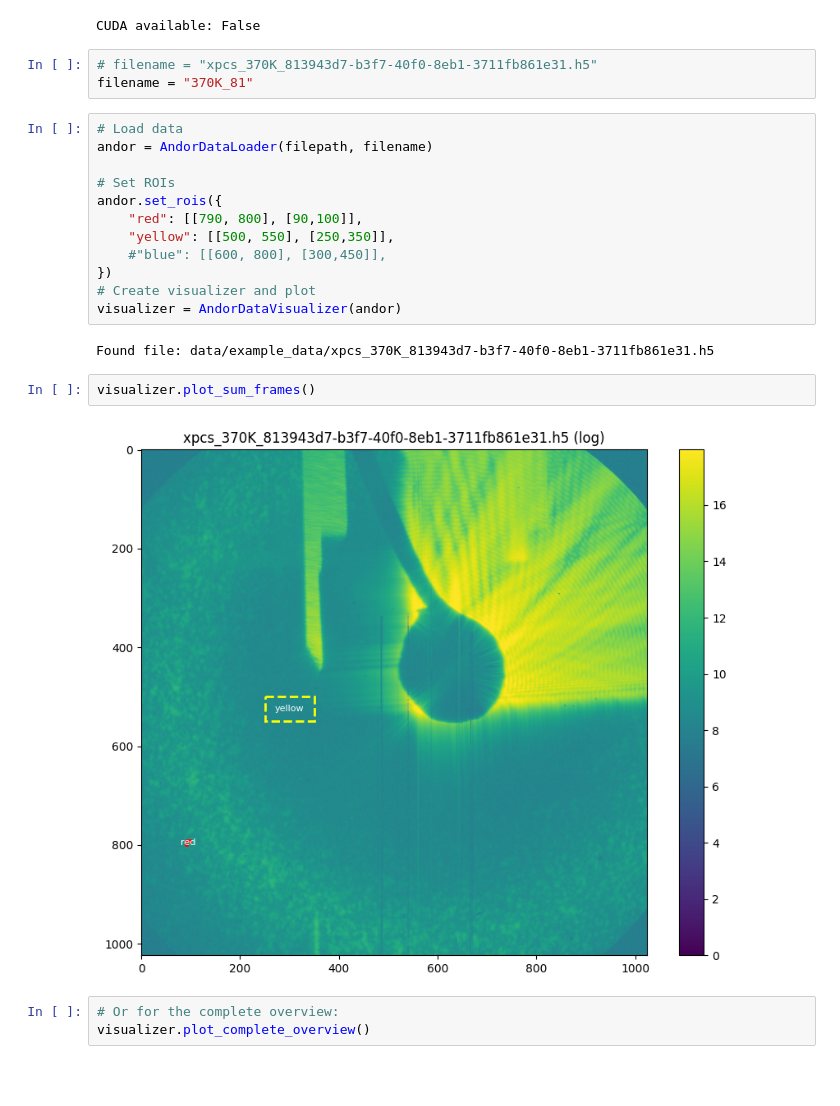
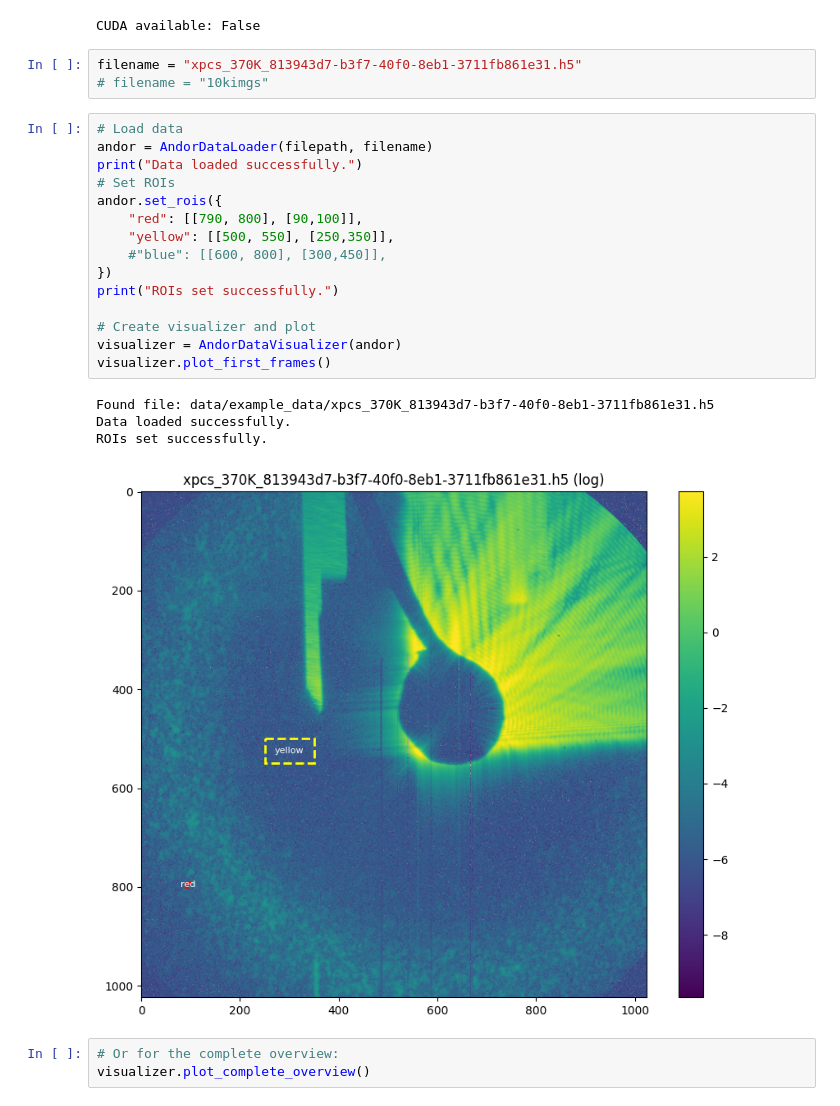
Before and after one commit to gnzng/bl7011_workflow_nersc, a Jupyter notebook: bl7011_workflow.ipynb, the cells around one changed output. Drawn from its saved outputs; the diff is of its cells as text; blank space fills up the shorter version.

```diff
--- a/bl7011_workflow.ipynb
+++ b/bl7011_workflow.ipynb
@@ -15,26 +15,28 @@ filepath = "data/example_data/"
 # %% [output]
 CUDA available: False
 # %%
-# filename = "xpcs_370K_813943d7-b3f7-40f0-8eb1-3711fb861e31.h5"
-filename = "370K_81"
+filename = "xpcs_370K_813943d7-b3f7-40f0-8eb1-3711fb861e31.h5"
+# filename = "10kimgs"
 # %%
 # Load data
 andor = AndorDataLoader(filepath, filename)
-
+print("Data loaded successfully.")
 # Set ROIs
 andor.set_rois({
     "red": [[790, 800], [90,100]],
     "yellow": [[500, 550], [250,350]],
     #"blue": [[600, 800], [300,450]],
 })
+print("ROIs set successfully.")
+
 # Create visualizer and plot
 visualizer = AndorDataVisualizer(andor)
+visualizer.plot_first_frames()
 # %% [output]
 Found file: data/example_data/xpcs_370K_813943d7-b3f7-40f0-8eb1-3711fb861e31.h5
+Data loaded successfully.
+ROIs set successfully.
+[figure, added]
-# %%
-visualizer.plot_sum_frames()
-# %% [output]
-[figure, removed]
 # %%
 # Or for the complete overview:
 visualizer.plot_complete_overview()
```
Also changed, not shown: 1 other file.
